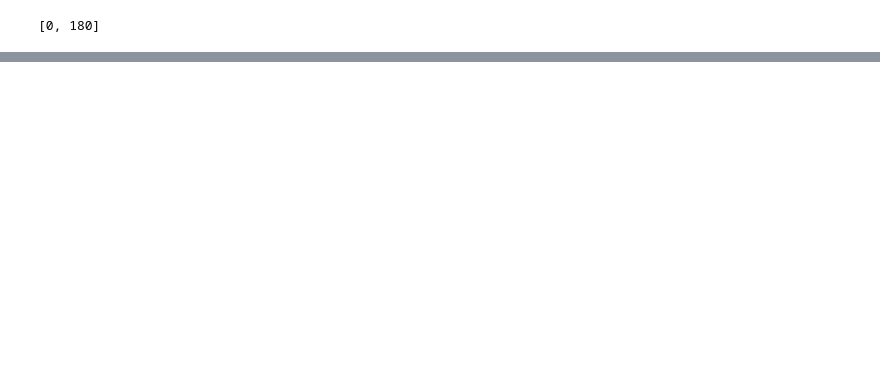
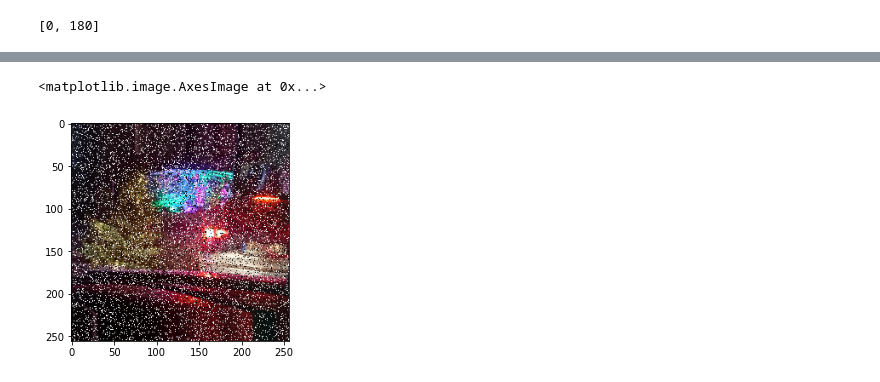
Before and after one commit to thecherry94/Projektarbeit-Kuenstliche-Intelligenz, a Jupyter notebook: Data-Augmentation/test.ipynb, the cells around one changed output, grey strips where cells are left out. Cells and saved outputs as stored; diff of their text form; code cells hidden in the pictures; blank space fills up the shorter version.

```diff
--- a/Data-Augmentation/test.ipynb
+++ b/Data-Augmentation/test.ipynb
@@ -160,0 +139,6 @@ plt.imshow(imgs[9])
+# %%
+img = noise_sp(image, 0.1)
+plt.imshow(img)
+# %% [output]
+<matplotlib.image.AxesImage at 0x...>
+[figure, added]
```
Also changed, not shown: parts of 12 cells of this notebook, 1 other file.
